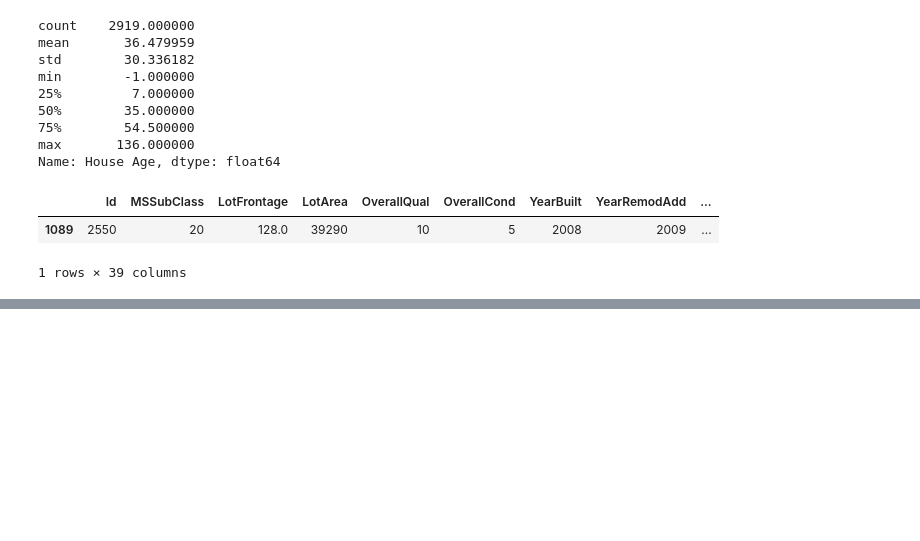
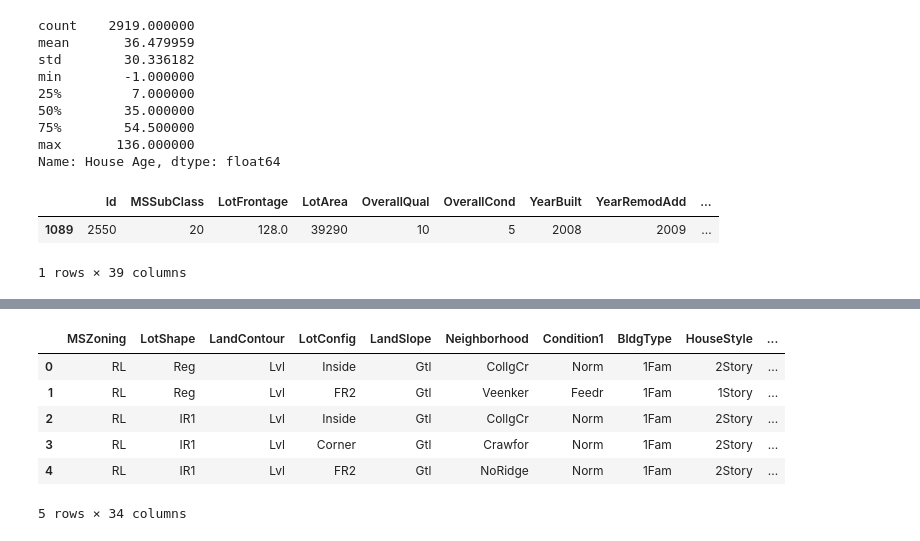
Before and after one commit to jijopjames/House-price-kaggel, a Jupyter notebook: House_price.ipynb, the cells around one changed output, grey strips where cells are left out. Saved outputs shown, nothing was run; the diff lists cells and outputs as text; code cells hidden in the pictures; blank space fills up the shorter version.

Commit message:
Completed The data preprocessing

```diff
--- a/House_price.ipynb
+++ b/House_price.ipynb
@@ -6,8 +6,8 @@ import math
 # %%
 # Importing the data Sets
 
-test = pd.read_csv("data/test.csv")
-train = pd.read_csv("data/train.csv")
+test = pd.read_csv("data/test.csv",skipinitialspace=True)
+train = pd.read_csv("data/train.csv",skipinitialspace=True)
 
 # Creating a copy of test and train datasets
 
@@ -678,0 +689,10 @@ numerical['TotSA'] = numerical['TotalBsmtSF'] + numerical['1stFlrSF'] + numerica
+# %%
+categorical.head()
+# %% [output]
+|  | MSZoning | LotShape | LandContour | LotConfig | LandSlope | Neighborhood | Condition1 | BldgType | HouseStyle | ... |
+| 0 | RL | Reg | Lvl | Inside | Gtl | CollgCr | Norm | 1Fam | 2Story | ... |
+| 1 | RL | Reg | Lvl | FR2 | Gtl | Veenker | Feedr | 1Fam | 1Story | ... |
+| 2 | RL | IR1 | Lvl | Inside | Gtl | CollgCr | Norm | 1Fam | 2Story | ... |
+| 3 | RL | IR1 | Lvl | Corner | Gtl | Crawfor | Norm | 1Fam | 2Story | ... |
+| 4 | RL | IR1 | Lvl | FR2 | Gtl | NoRidge | Norm | 1Fam | 2Story | ... |
+5 rows × 34 columns
```
Also changed, not shown: parts of 10 cells of this notebook.
